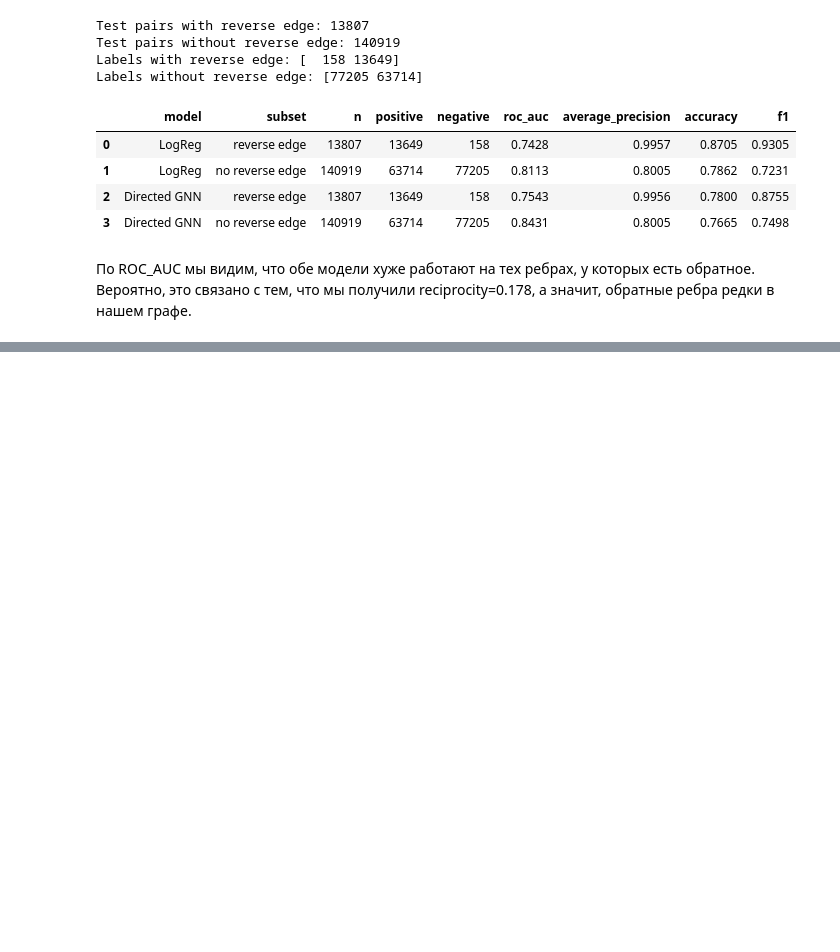
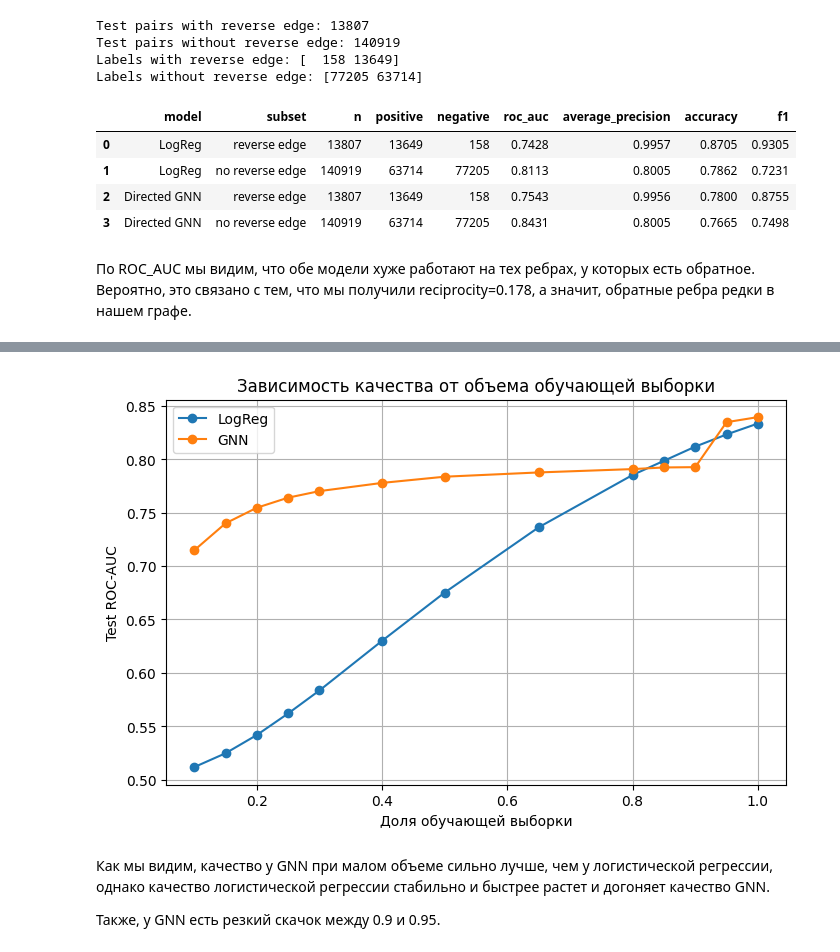
Before and after one commit to AlexeyEmelyan0v/link_prediction_gnn_1, a Jupyter notebook: link_prediction_gnn_1.ipynb, the cells around one changed output, grey strips where cells are left out. Saved outputs shown, nothing was run; the diff lists cells and outputs as text; code cells hidden in the pictures; blank space fills up the shorter version.

```diff
--- a/link_prediction_gnn_1.ipynb
+++ b/link_prediction_gnn_1.ipynb
@@ -3485,0 +4017,25 @@ subset_results[
+# %%
+plt.figure(figsize=(8, 5))
+
+for model_name in train_parts_results["model"].unique():
+    model_results = train_parts_results[train_parts_results["model"] == model_name]
+
+    plt.plot(
+        model_results["train_part"],
+        model_results["test_roc_auc"],
+        marker="o",
+        label=model_name
+    )
+
+plt.xlabel("Доля обучающей выборки")
+plt.ylabel("Test ROC-AUC")
+plt.title("Зависимость качества от объема обучающей выборки")
+plt.legend()
+plt.grid(True)
+plt.show()
+# %% [output]
+[figure, added]
+# %% [markdown]
+Как мы видим, качество у GNN при малом объеме сильно лучше, чем у логистической регрессии, однако качество логистической регрессии стабильно и быстрее растет и догоняет качество GNN.
+
+Также, у GNN есть резкий скачок между 0.9 и 0.95.
```
Also changed, not shown: parts of 11 cells of this notebook.
